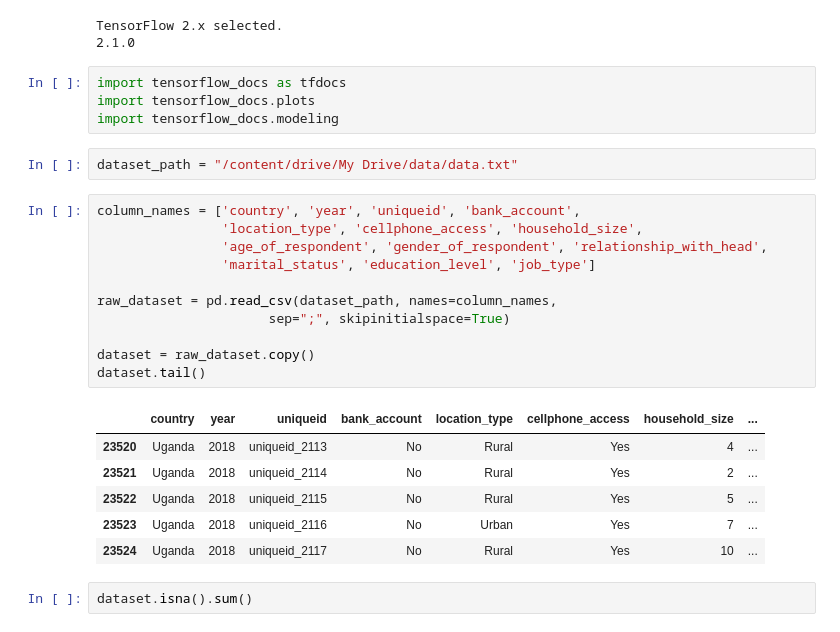
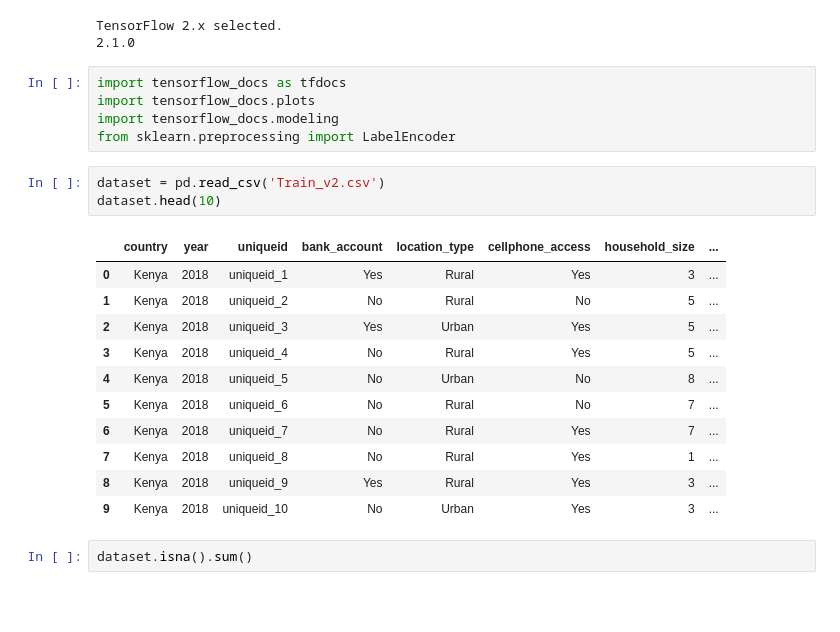
Before and after one commit to takatin31/UmojaHack_2020, a Jupyter notebook: Training.ipynb, the cells around one changed output. Cells and saved outputs as stored; diff of their text form; blank space fills up the shorter version.

```diff
--- a/Training.ipynb
+++ b/Training.ipynb
@@ -58,26 +49,22 @@ TensorFlow 2.x selected.
 import tensorflow_docs as tfdocs
 import tensorflow_docs.plots
 import tensorflow_docs.modeling
+from sklearn.preprocessing import LabelEncoder
-# %%
-dataset_path = "/content/drive/My Drive/data/data.txt"
-# %%
-column_names = ['country', 'year', 'uniqueid', 'bank_account',
-                'location_type', 'cellphone_access', 'household_size',
-                'age_of_respondent', 'gender_of_respondent', 'relationship_with_head',
-                'marital_status', 'education_level', 'job_type']
-
-raw_dataset = pd.read_csv(dataset_path, names=column_names,
-                      sep=";", skipinitialspace=True)
-
-dataset = raw_dataset.copy()
-dataset.tail()
-# %% [output]
-|  | country | year | uniqueid | bank_account | location_type | cellphone_access | household_size | ... |
-| 23520 | Uganda | 2018 | uniqueid_2113 | No | Rural | Yes | 4 | ... |
-| 23521 | Uganda | 2018 | uniqueid_2114 | No | Rural | Yes | 2 | ... |
-| 23522 | Uganda | 2018 | uniqueid_2115 | No | Rural | Yes | 5 | ... |
-| 23523 | Uganda | 2018 | uniqueid_2116 | No | Urban | Yes | 7 | ... |
-| 23524 | Uganda | 2018 | uniqueid_2117 | No | Rural | Yes | 10 | ... |
+# %%
+dataset = pd.read_csv('Train_v2.csv')
+dataset.head(10)
+# %% [output]
+|  | country | year | uniqueid | bank_account | location_type | cellphone_access | household_size | ... |
+| 0 | Kenya | 2018 | uniqueid_1 | Yes | Rural | Yes | 3 | ... |
+| 1 | Kenya | 2018 | uniqueid_2 | No | Rural | No | 5 | ... |
+| 2 | Kenya | 2018 | uniqueid_3 | Yes | Urban | Yes | 5 | ... |
+| 3 | Kenya | 2018 | uniqueid_4 | No | Rural | Yes | 5 | ... |
+| 4 | Kenya | 2018 | uniqueid_5 | No | Urban | No | 8 | ... |
+| 5 | Kenya | 2018 | uniqueid_6 | No | Rural | No | 7 | ... |
+| 6 | Kenya | 2018 | uniqueid_7 | No | Rural | Yes | 7 | ... |
+| 7 | Kenya | 2018 | uniqueid_8 | No | Rural | Yes | 1 | ... |
+| 8 | Kenya | 2018 | uniqueid_9 | Yes | Rural | Yes | 3 | ... |
+| 9 | Kenya | 2018 | uniqueid_10 | No | Urban | Yes | 3 | ... |
 # %%
 dataset.isna().sum()
 # %% [output]
```
Also changed, not shown: parts of 26 cells of this notebook.
